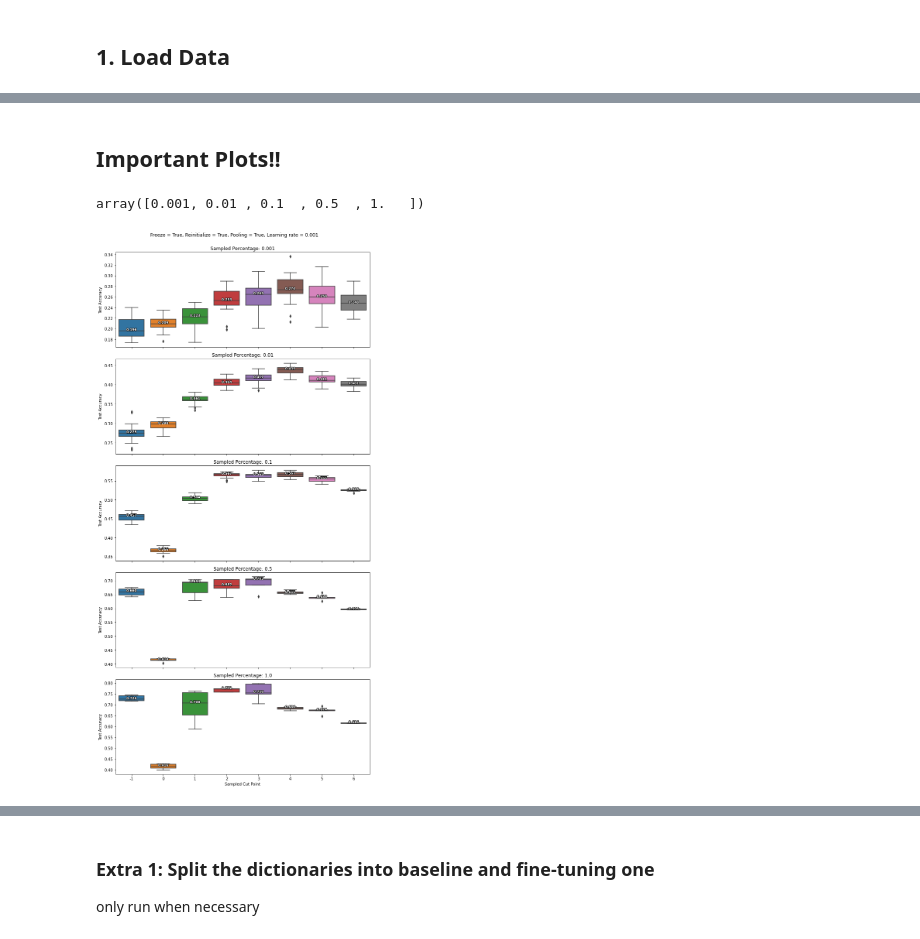
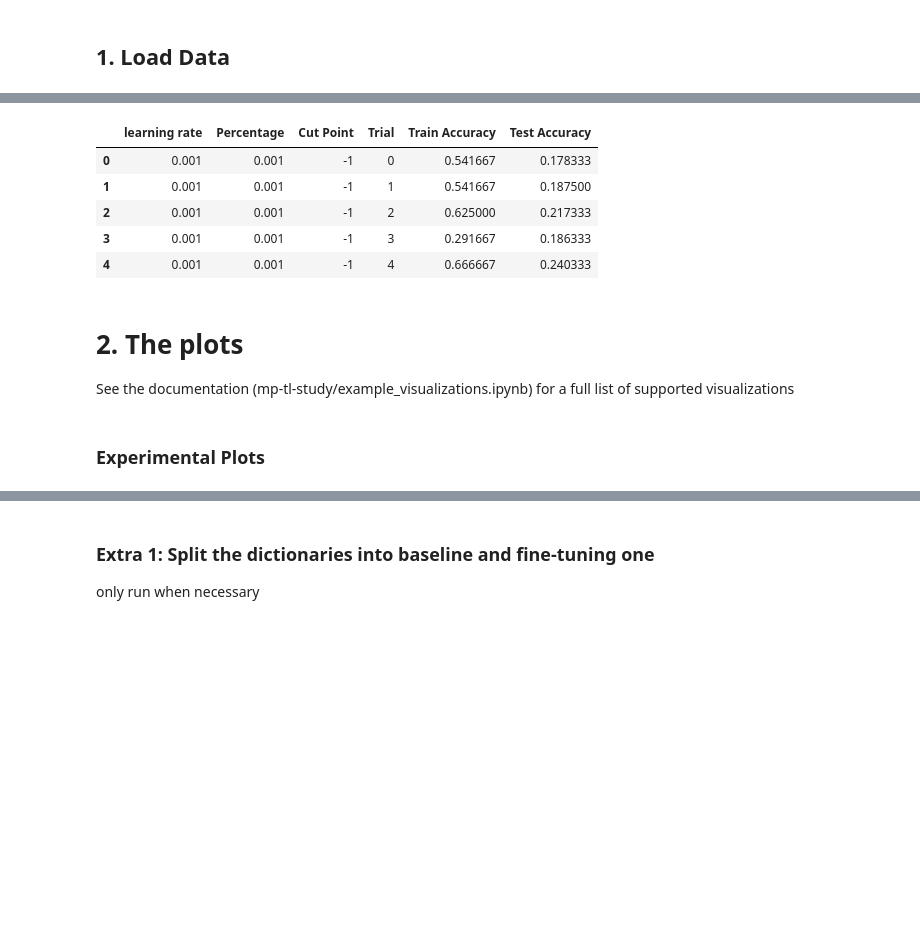
Before and after one commit to tusharmanekar/mp-tl-study, a Jupyter notebook: CIFAR/visualizations.ipynb, the cells around one changed output, grey strips where cells are left out. Saved outputs shown, nothing was run; the diff lists cells and outputs as text; code cells hidden in the pictures; blank space fills up the shorter version.

```diff
--- a/CIFAR/visualizations.ipynb
+++ b/CIFAR/visualizations.ipynb
@@ -86,0 +50,29 @@ df = df[df["Percentage"].isin([0.001, 0.01, 0.1, 0.5, 1])]
+# %%
+# Filter the baselines to these percentages: 0.001, 0.01, 0.1, 0.5, 1.0
+# because there are some extra percentages
+baselines = [result for result in baselines if result["sampled_percentage"] in [0.001, 0.01, 0.1, 0.5, 1.0]]
+
+results = [result for result in results if result["sampled_percentage"] in [0.001, 0.01, 0.1, 0.5, 1.0]]
+data_dicts = baselines + results
+# Create DataFrame from the list of dictionaries
+df = pd.DataFrame(data_dicts)
+
+# Rename the columns to match the specified names
+df.rename(columns={
+    'lr': 'learning rate',
+    'sampled_percentage': 'Percentage',
+    'sampled_cut_point': 'Cut Point',
+    'repeat': 'Trial',
+    'train_acc': 'Train Accuracy',
+    'test_acc': 'Test Accuracy'
+}, inplace=True)
+
+# Display the DataFrame (showing the first few rows for brevity)
+df.head()
+# %% [output]
+|  | learning rate | Percentage | Cut Point | Trial | Train Accuracy | Test Accuracy |
+| 0 | 0.001 | 0.001 | -1 | 0 | 0.541667 | 0.178333 |
+| 1 | 0.001 | 0.001 | -1 | 1 | 0.541667 | 0.187500 |
+| 2 | 0.001 | 0.001 | -1 | 2 | 0.625000 | 0.217333 |
+| 3 | 0.001 | 0.001 | -1 | 3 | 0.291667 | 0.186333 |
+| 4 | 0.001 | 0.001 | -1 | 4 | 0.666667 | 0.240333 |
@@ -87,48 +87,5 @@ df = df[df["Percentage"].isin([0.001, 0.01, 0.1, 0.5, 1])]
+# %% [markdown]
+# 2. The plots
+See the documentation (mp-tl-study/example_visualizations.ipynb) for a full list of supported visualizations
 # %% [markdown]
-## Important Plots!!
+### Experimental Plots
-# %%
-unique_percentages
-# %% [output]
-array([0.001, 0.01 , 0.1  , 0.5  , 1.   ])
-# %%
-lim = 0.45  #cut the y-axis: so the plots have the same range
-
-# Creating subplots for each data percentage
-unique_percentages = df['Percentage'].unique()
-#unique_percentages = [0.001, 0.002, 0.005, 0.01, 0.05, 0.1]
-n_percentages = len(unique_percentages)
-
-# Adjusting the subplot layout for better readability of median values (improving contrast)
-fig, axes = plt.subplots(nrows=n_percentages, ncols=1, figsize=(10, 20), sharex=True)
-
-for i, percentage in enumerate(sorted(unique_percentages)):
-    # Filtering data for each percentage
-    df_subset = df[df['Percentage'] == percentage]
-
-    # Creating a boxplot for the current percentage
-    sns.boxplot(x='Cut Point', y='Test Accuracy', data=df_subset, ax=axes[i])
-    axes[i].set_title(f'Sampled Percentage: {percentage}')
-    axes[i].set_xlabel('Sampled Cut Point')
-    # axes[i].set_ylim(lim, 1.0)
-    # axes[i].set_yscale('log')
-
-    if i == n_percentages - 1:
-        axes[i].set_xlabel('Sampled Cut Point')
-    else:
-        axes[i].set_xlabel('')
-    axes[i].set_ylabel('Test Accuracy')
-
-    # Annotating each boxplot with the median value and adjusting for better contrast
-    medians = df_subset.groupby(['Cut Point'])['Test Accuracy'].median().sort_index()
-    for j, median in enumerate(medians):
-        text = axes[i].text(j, median, f'{median:.3f}',
-                            horizontalalignment='center', size='small', color='white', weight='semibold')
-        text.set_path_effects([patheffects.withStroke(linewidth=2, foreground="black")])
-st = fig.suptitle(f'Freeze = {params["freeze"]}, Reinitialize = {params["reinit"]}, Pooling = {params["use_pooling"]}, Learning rate = {params["lr_fine_tune"]}')
-
-st.set_y(1.0)
-fig.subplots_adjust(top=0.85)
-plt.tight_layout()
-plt.show()
-# %% [output]
-[figure, removed]
```
Also changed, not shown: parts of 28 cells of this notebook, 7 other files.
